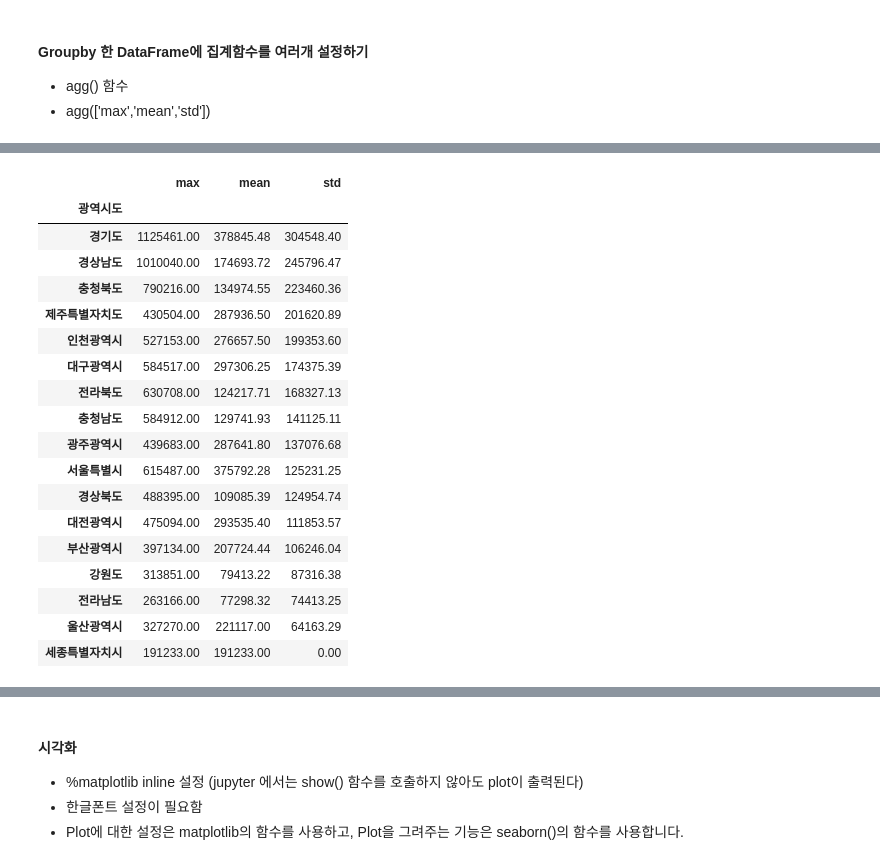
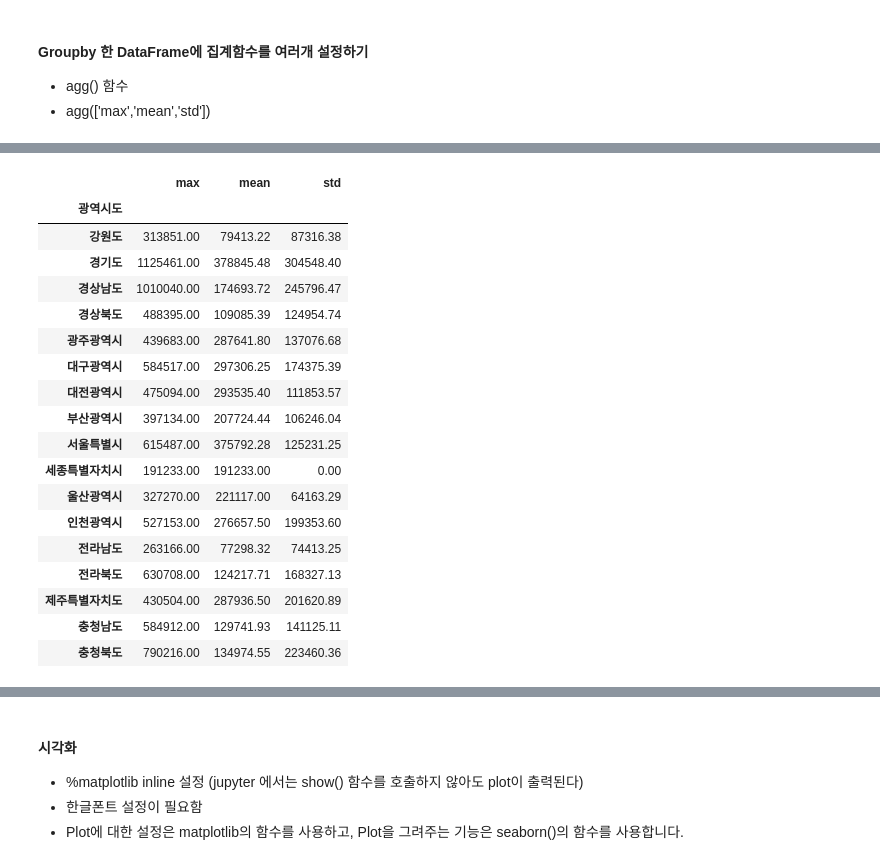
Before and after one commit to DaRamDev/Python_WebScraping_DataAnalysis, a Jupyter notebook: 03.행정구역정보_분석과시각화.ipynb, the cells around one changed output, grey strips where cells are left out. Saved outputs shown, nothing was run; the diff lists cells and outputs as text; code cells hidden in the pictures.

```diff
--- a/03.행정구역정보_분석과시각화.ipynb
+++ b/03.행정구역정보_분석과시각화.ipynb
@@ -371,3 +355,4 @@ data.columns
 Index(['Unnamed: 0', '인구수', 'shortName', 'x', 'y', '면적', '광역시도', '행정구역'], dtype='object')
 # %%
 # 'Unnamed: 0' 컬럼명을 'seq' 로 변경한다. 원본 객체는 변경되지 않고 변경된 결과만 출력함
+data.rename(columns={'Unnamed: 0':'seq'}, inplace=False)
@@ -388,2 +359,3 @@ Index(['Unnamed: 0', '인구수', 'shortName', 'x', 'y', '면적', '광역시도
 # %%
 #원본 객체가 변경되고 변경된 결과는 출력하지 않는다.
+data.rename(columns={'Unnamed: 0':'seq'}, inplace=True)
@@ -585,2 +481,4 @@ Successfully installed xlsxwriter-3.2.2
 # %%
 # agg() 함수 사용 - 그룹핑한 데이터를 여러개의 집계함수를 사용해서 새로운 DataFrame 객체 생성하기
+group_agg_df = data.groupby('광역시도')['인구수'].agg(['max','mean','std']).fillna(0)
+group_agg_df.sort_values(by='std', ascending=False)
@@ -607,24 +485,25 @@ Successfully installed xlsxwriter-3.2.2
 # %%
 # DataFrame의 style.format() 함수 사용하기
+group_agg_df.style.format('{0:.2f}')
 # %% [output]
 |  | max | mean | std |
 | 광역시도 |  |  |  |
+| 강원도 | 313851.00 | 79413.22 | 87316.38 |
 | 경기도 | 1125461.00 | 378845.48 | 304548.40 |
 | 경상남도 | 1010040.00 | 174693.72 | 245796.47 |
-| 충청북도 | 790216.00 | 134974.55 | 223460.36 |
-| 제주특별자치도 | 430504.00 | 287936.50 | 201620.89 |
-| 인천광역시 | 527153.00 | 276657.50 | 199353.60 |
+| 경상북도 | 488395.00 | 109085.39 | 124954.74 |
+| 광주광역시 | 439683.00 | 287641.80 | 137076.68 |
 | 대구광역시 | 584517.00 | 297306.25 | 174375.39 |
-| 전라북도 | 630708.00 | 124217.71 | 168327.13 |
-| 충청남도 | 584912.00 | 129741.93 | 141125.11 |
-| 광주광역시 | 439683.00 | 287641.80 | 137076.68 |
-| 서울특별시 | 615487.00 | 375792.28 | 125231.25 |
-| 경상북도 | 488395.00 | 109085.39 | 124954.74 |
 | 대전광역시 | 475094.00 | 293535.40 | 111853.57 |
 | 부산광역시 | 397134.00 | 207724.44 | 106246.04 |
-| 강원도 | 313851.00 | 79413.22 | 87316.38 |
+| 서울특별시 | 615487.00 | 375792.28 | 125231.25 |
+| 세종특별자치시 | 191233.00 | 191233.00 | 0.00 |
+| 울산광역시 | 327270.00 | 221117.00 | 64163.29 |
+| 인천광역시 | 527153.00 | 276657.50 | 199353.60 |
 | 전라남도 | 263166.00 | 77298.32 | 74413.25 |
-| 울산광역시 | 327270.00 | 221117.00 | 64163.29 |
-| 세종특별자치시 | 191233.00 | 191233.00 | 0.00 |
+| 전라북도 | 630708.00 | 124217.71 | 168327.13 |
+| 제주특별자치도 | 430504.00 | 287936.50 | 201620.89 |
+| 충청남도 | 584912.00 | 129741.93 | 141125.11 |
+| 충청북도 | 790216.00 | 134974.55 | 223460.36 |
 # %%
 # 컬럼의 값을 변경하기 map() 함수를 사용하여 포맷하기
```
Also changed, not shown: parts of 42 cells of this notebook.
